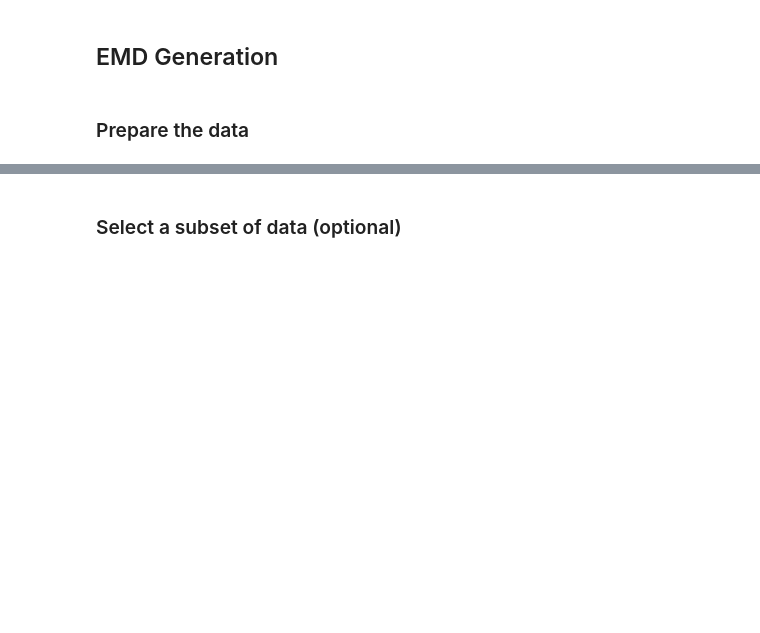
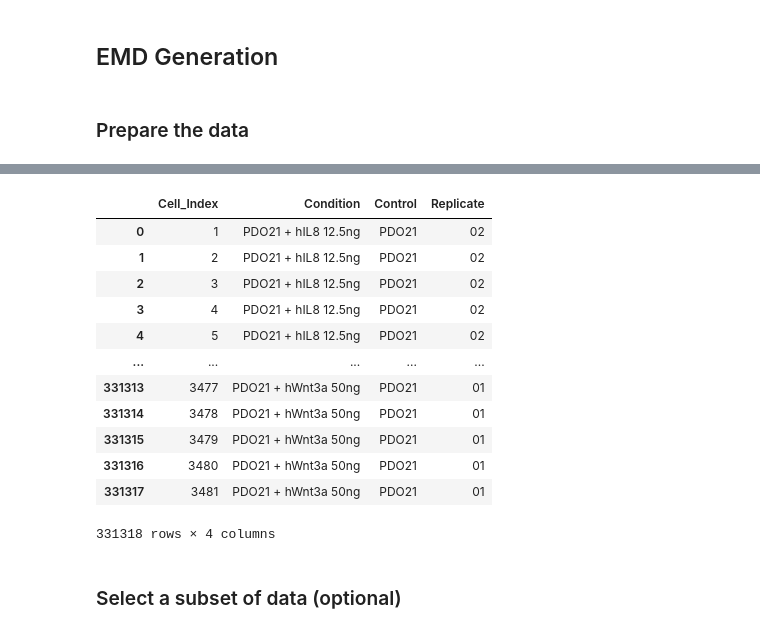
Before and after one commit to romainveillard/bio-utils, a Jupyter notebook: Cytof data processing.ipynb, the cells around one changed output, grey strips where cells are left out. Drawn from its saved outputs; the diff is of its cells as text; code cells hidden in the pictures; blank space fills up the shorter version.

Commit message:
Fix apply to str

```diff
--- a/Cytof data processing.ipynb
+++ b/Cytof data processing.ipynb
@@ -78,15 +106,29 @@ data
 # %%
 #make sure all metadata columns are strings (not numberical as this will run into errors)
 # metadata = all_data.filter(['Date','Patient','Culture','gd_donor','Transduction','Treatment','Replicate','Time','Batch','Cell_type'])
 # metadata['Batch'] = metadata['Batch'].apply(str)
 # metadata['gd_donor'] = metadata['gd_donor'].apply(str)
 # metadata['Patient'] = metadata['Patient'].apply(str)
 # metadata['Treatment'] = metadata['Treatment'].apply(str)
 # metadata['Transduction'] = metadata['Transduction'].apply(str)
 
 metadata = all_events.filter(metadata_columns)
-metadata[metadata_columns] = metadata[metadata_columns].apply(str)
+metadata[metadata_columns] = metadata[metadata_columns].applymap(str)
 metadata
+# %% [output]
+|  | Cell_Index | Condition | Control | Replicate |
+| 0 | 1 | PDO21 + hIL8 12.5ng | PDO21 | 02 |
+| 1 | 2 | PDO21 + hIL8 12.5ng | PDO21 | 02 |
+| 2 | 3 | PDO21 + hIL8 12.5ng | PDO21 | 02 |
+| 3 | 4 | PDO21 + hIL8 12.5ng | PDO21 | 02 |
+| 4 | 5 | PDO21 + hIL8 12.5ng | PDO21 | 02 |
+| ... | ... | ... | ... | ... |
+| 331313 | 3477 | PDO21 + hWnt3a 50ng | PDO21 | 01 |
+| 331314 | 3478 | PDO21 + hWnt3a 50ng | PDO21 | 01 |
+| 331315 | 3479 | PDO21 + hWnt3a 50ng | PDO21 | 01 |
+| 331316 | 3480 | PDO21 + hWnt3a 50ng | PDO21 | 01 |
+| 331317 | 3481 | PDO21 + hWnt3a 50ng | PDO21 | 01 |
+331318 rows × 4 columns
 # %% [markdown]
 ### Select a subset of data (optional)
 # %%
```
Also changed, not shown: parts of 3 cells of this notebook.
